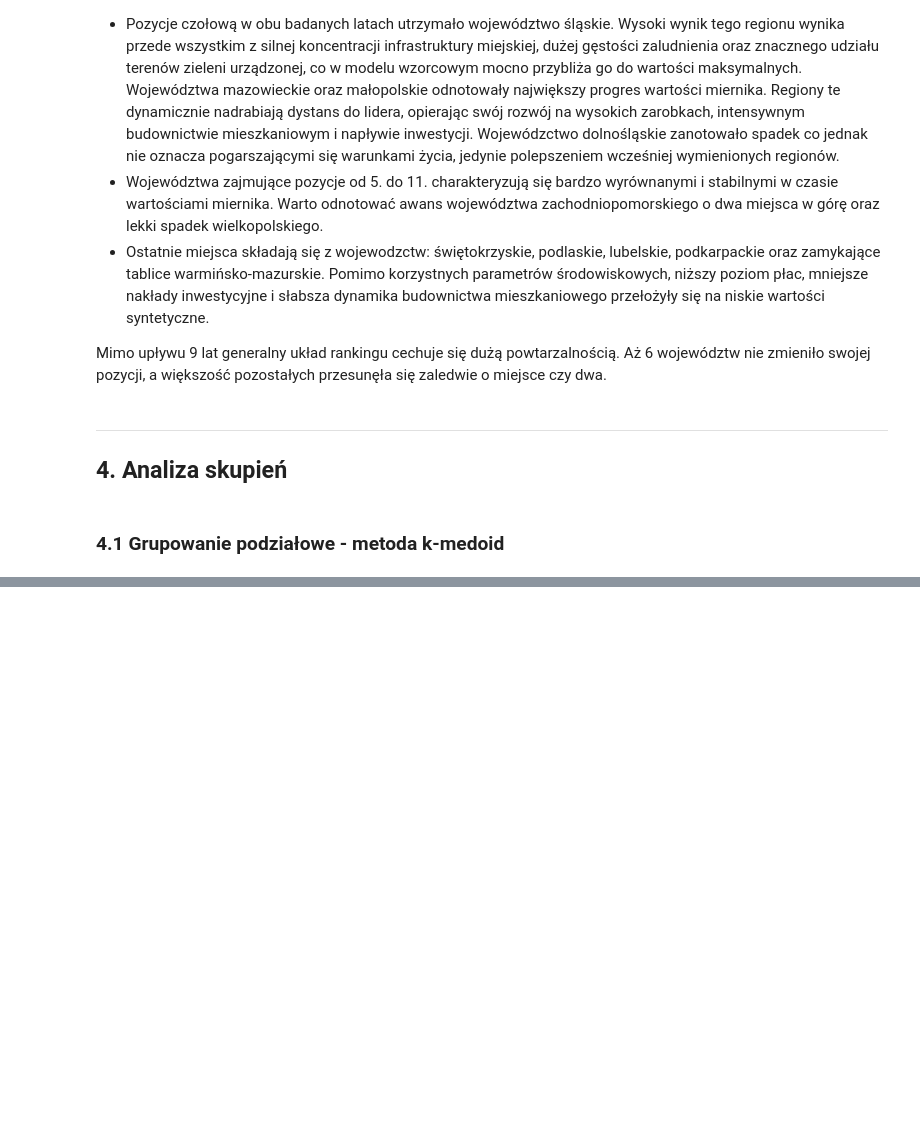
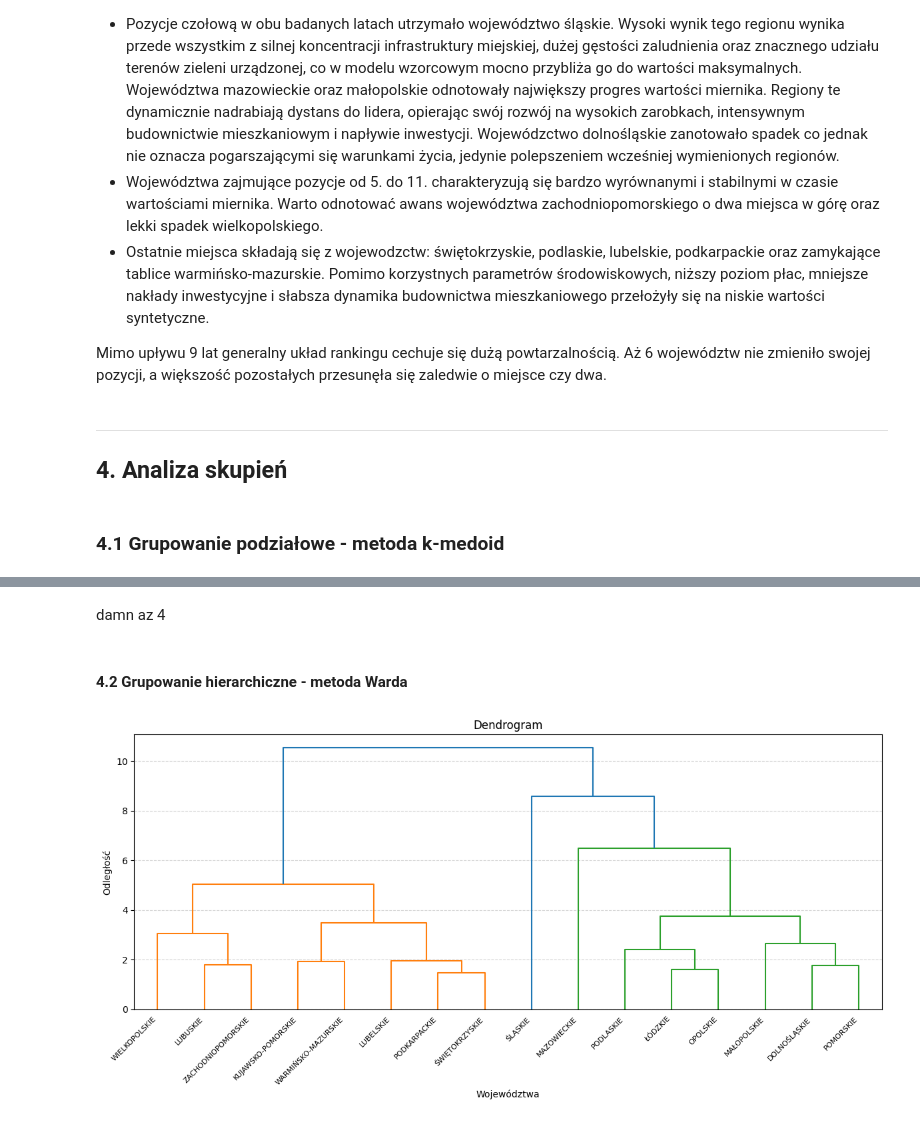
Before and after one commit to Fyjonn/Statistical-data-analysis, a Jupyter notebook: project.ipynb, the cells around one changed output, grey strips where cells are left out. Drawn from its saved outputs; the diff is of its cells as text; code cells hidden in the pictures; blank space fills up the shorter version.

```diff
--- a/project.ipynb
+++ b/project.ipynb
@@ -412,0 +458,29 @@ ModuleNotFoundError: No module named 'sklearn'
+# %% [markdown]
+damn az 4
+# %% [markdown]
+#### 4.2 Grupowanie hierarchiczne - metoda Warda
+# %%
+from scipy.cluster.hierarchy import dendrogram, linkage, fcluster
+import matplotlib.pyplot as plt
+
+def dendrogram_df(df):
+    df_scaled = StandardScaler().fit_transform(df)
+    grouped = linkage(df_scaled, method='ward', metric='euclidean')
+    plt.figure(figsize=(12, 6))
+    dendrogram(
+        grouped,
+        orientation='top',
+        labels=df.index,
+        leaf_font_size=10
+    )
+    plt.title('Dendrogram', fontsize=12)
+    plt.xlabel('Województwa', fontsize=10)
+    plt.xticks(rotation=45, ha='right', fontsize=8)
+    plt.ylabel('Odległość', fontsize=10)
+    plt.grid(axis='y', linestyle='--', alpha=0.5)
+    plt.tight_layout()
+    plt.show()
+
+dendrogram_df(df_2015)
+# %% [output]
+[figure, added]
```
Also changed, not shown: parts of 12 cells of this notebook.
